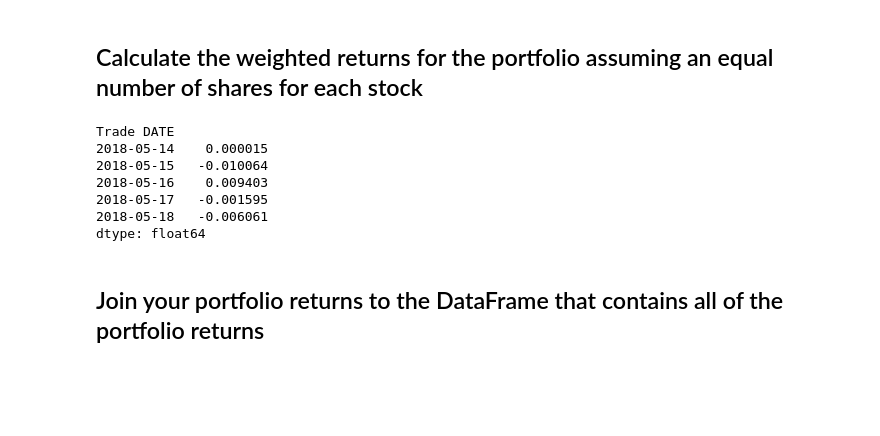
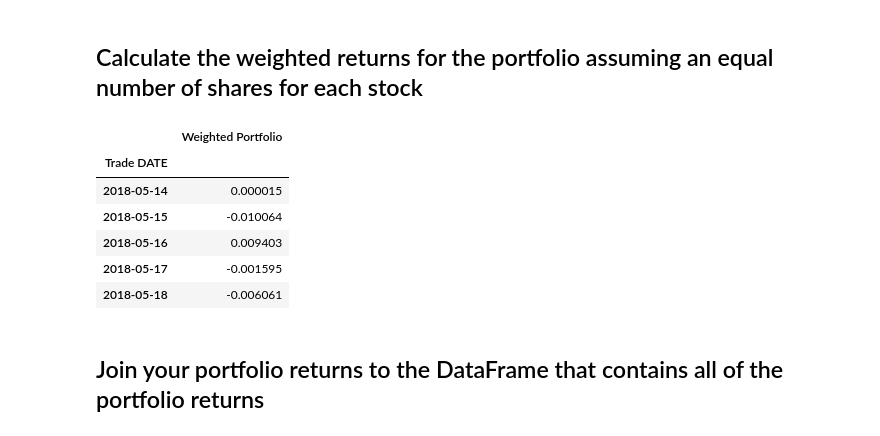
Before and after one commit to Lucas-Shaiman/pandas-homework, a Jupyter notebook: whale_analysis.ipynb, the cells around one changed output. Saved outputs shown, nothing was run; the diff lists cells and outputs as text; code cells hidden in the pictures; blank space fills up the shorter version.

```diff
--- a/whale_analysis.ipynb
+++ b/whale_analysis.ipynb
@@ -565,20 +564,19 @@ combined_df.head()
 # %%
 # Set weights
 weights = [1/3, 1/3, 1/3]
 
 # Calculate portfolio return
-weighted_returns = joined_df_2.dot(weights)
+weighted_returns = joined_df_2.dot(weights).to_frame().rename(columns = {0 : "Weighted Portfolio"})
 # Display sample data
-weighted_returns.columns=["My Portfolio"]
 weighted_returns.head()
 # %% [output]
-Trade DATE
-2018-05-14    0.000015
-2018-05-15   -0.010064
-2018-05-16    0.009403
-2018-05-17   -0.001595
-2018-05-18   -0.006061
-dtype: float64
+|  | Weighted Portfolio |
+| Trade DATE |  |
+| 2018-05-14 | 0.000015 |
+| 2018-05-15 | -0.010064 |
+| 2018-05-16 | 0.009403 |
+| 2018-05-17 | -0.001595 |
+| 2018-05-18 | -0.006061 |
 # %% [markdown]
 ## Join your portfolio returns to the DataFrame that contains all of the portfolio returns
 # %%
```
Also changed, not shown: parts of 16 cells of this notebook.
